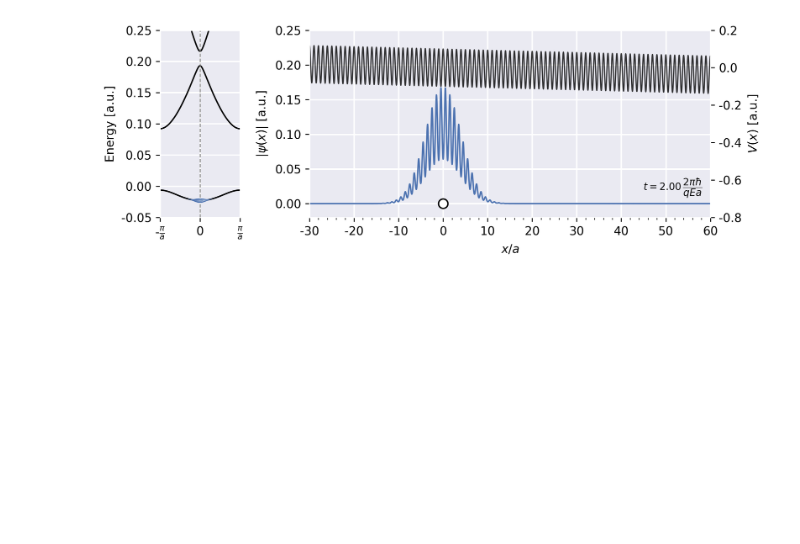
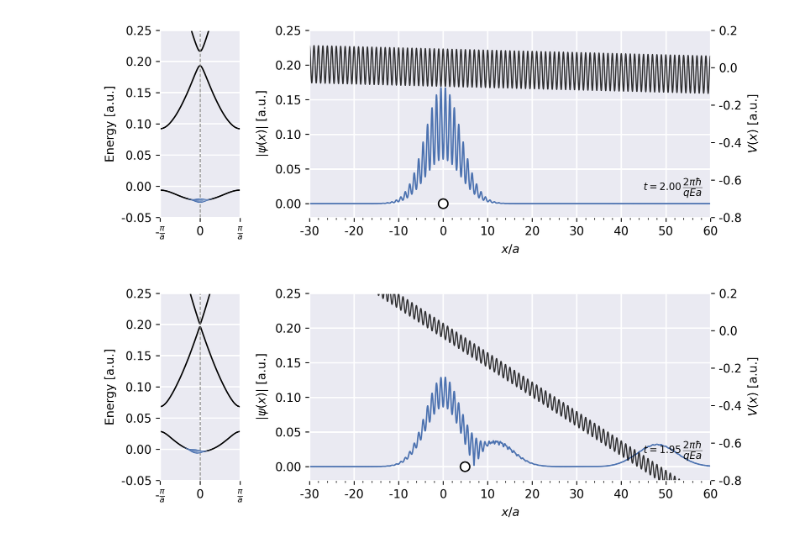
Before and after one commit to hataehyeok/TDSE-solver, a Jupyter notebook: src/tdse_bloch_ssfm.ipynb, the cells around one changed output. Saved outputs shown, nothing was run; the diff lists cells and outputs as text; code cells hidden in the pictures; blank space fills up the shorter version.

```diff
--- a/src/tdse_bloch_ssfm.ipynb
+++ b/src/tdse_bloch_ssfm.ipynb
@@ -198,7 +198,7 @@ for k in k_1d_bz:
 Enk = np.asarray(Enk)
 phi_nk = np.asarray(phi_nk)
 
-qE     = 2*np.pi / 1E5
+qE     = 2*np.pi / 4000
 Vx     = 2* v0 *np.cos(b*x) - qE*x
 dt     = 1
 Tbloch = 2 * np.pi / (qE * a)
@@ -289,30 +289,32 @@ axt.set_ylabel(r'$V(x)$ [a.u.]', labelpad=5)
 axt.tick_params(axis='y')
 axt.spines['right'].set_color('white')
 axt.spines['left'].set_color('white')
 axt.spines['top'].set_color('white')
 axt.spines['bottom'].set_color('white')
 
 plt.tight_layout()
 
 def wfc_propagation(iframe):
     l0.set_ydata(np.abs(PSI0[:,iframe*10]))
     l1.set_xdata([X0[iframe*10]])
 
     scat.set_sizes(np.abs(kwht[iframe*10]) / 3)
 
     time_stamp.set_text(
         r'$t={:6.2f}\,\dfrac{{2\pi\hbar}}{{qEa}}$'.format(iframe * 10 * dt / Tbloch),
     )
 
     return l0, l1, scat, time_stamp,
 
 ani = animation.FuncAnimation(
     fig,
     wfc_propagation,
     interval=40,
     blit=True,
     repeat=True,
     frames=NSW//10,
 )
 ani.save('../simulation/bch_osc_tdse_ssfm_zener.mp4', writer='ffmpeg', dpi=300)
 plt.show()
+# %% [output]
+[figure, added]
```
Also changed, not shown: 5 other files.
